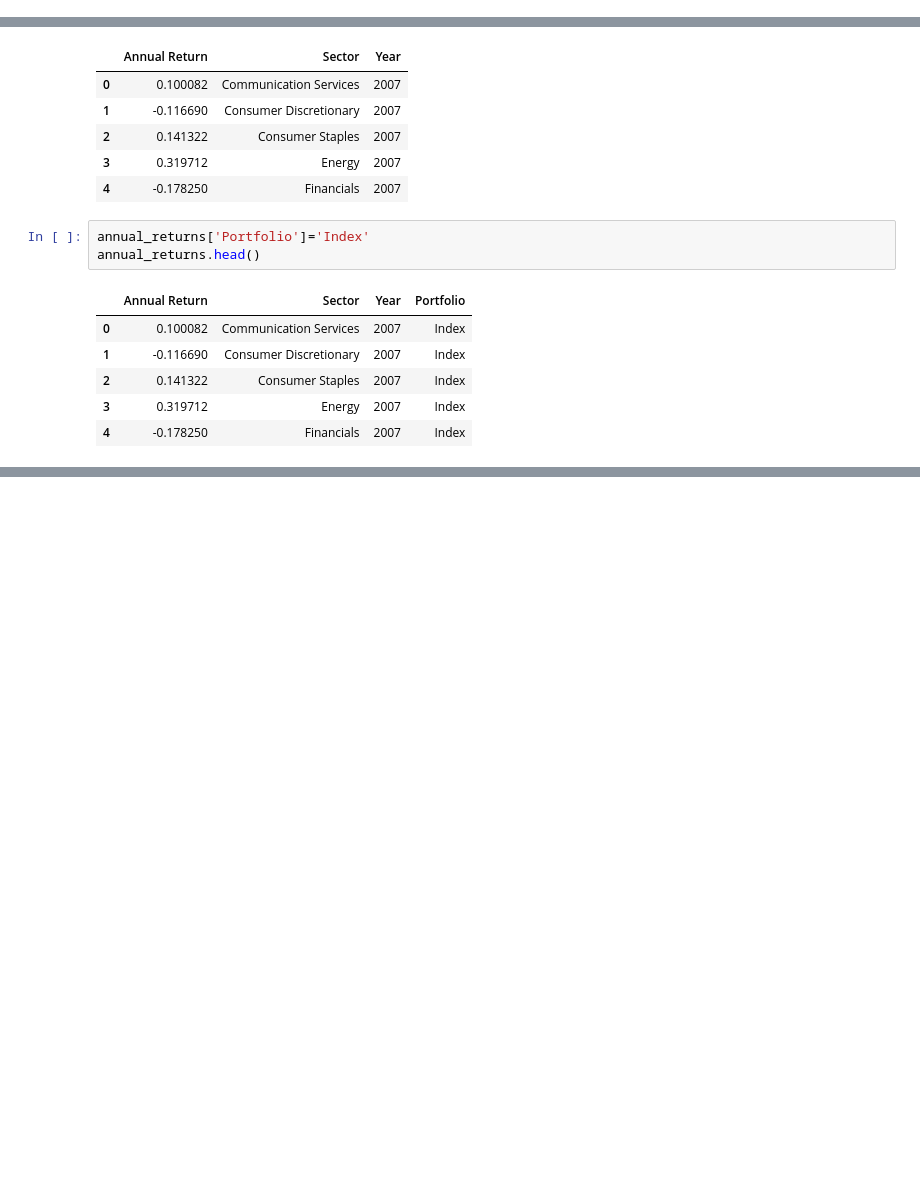
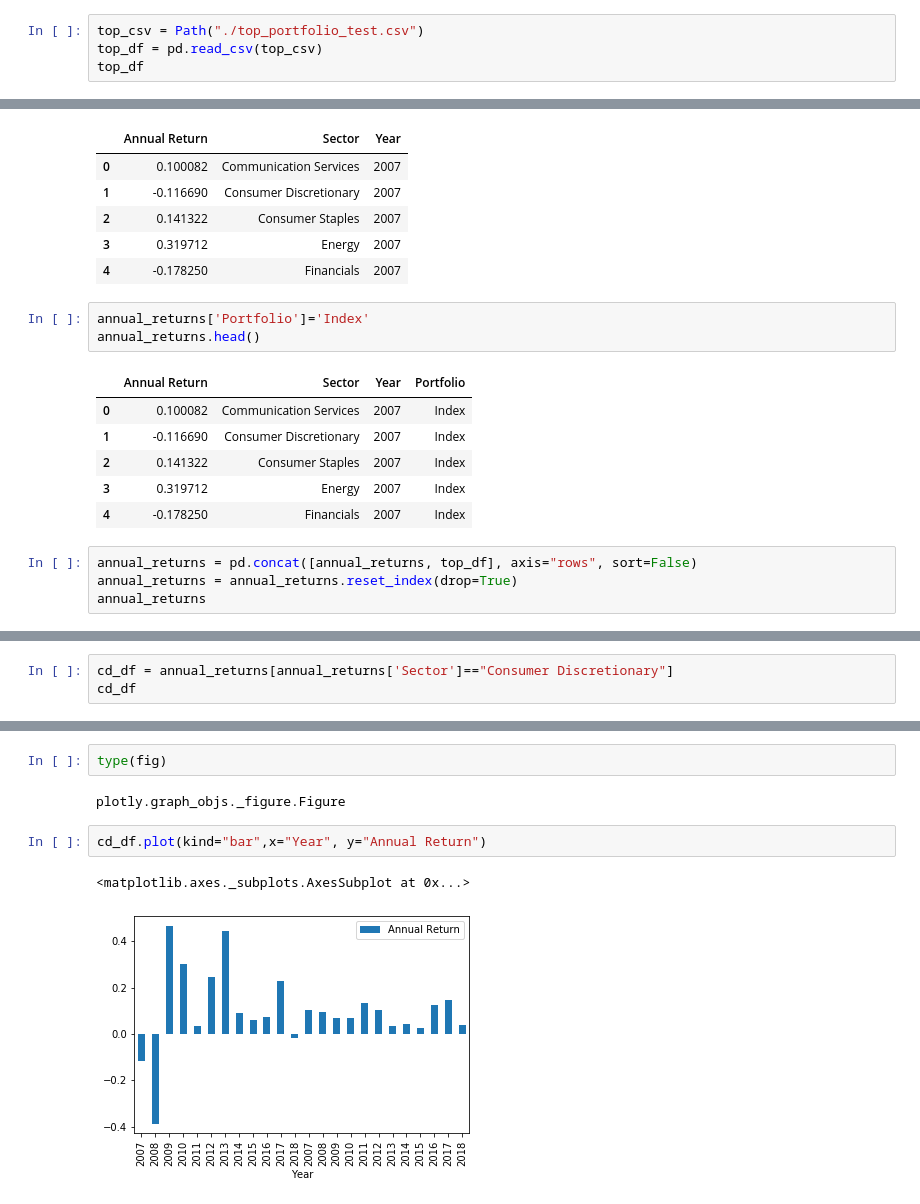
Before and after one commit to willwillis/sector-top-dogs, a Jupyter notebook: notebooks/Mina/visualizations.ipynb, the cells around one changed output, grey strips where cells are left out. Cells and saved outputs as stored; diff of their text form; blank space fills up the shorter version.

Commit message:
visualization test

```diff
--- a/notebooks/Mina/visualizations.ipynb
+++ b/notebooks/Mina/visualizations.ipynb
@@ -21,3 +22,7 @@ annual_returns = pd.DataFrame(columns=['Annual Return','Sector','Year'])
 annual_returns
 # %% [output]
 |  | Annual Return | Sector | Year |
+# %%
+top_csv = Path("./top_portfolio_test.csv")
+top_df = pd.read_csv(top_csv)
+top_df
@@ -66,3 +85,7 @@ annual_returns.head()
 | 2 | 0.141322 | Consumer Staples | 2007 | Index |
 | 3 | 0.319712 | Energy | 2007 | Index |
 | 4 | -0.178250 | Financials | 2007 | Index |
+# %%
+annual_returns = pd.concat([annual_returns, top_df], axis="rows", sort=False)
+annual_returns = annual_returns.reset_index(drop=True)
+annual_returns
@@ -68,0 +111,3 @@ annual_returns.head()
+# %%
+cd_df = annual_returns[annual_returns['Sector']=="Consumer Discretionary"]
+cd_df
@@ -68,0 +137,9 @@ annual_returns.head()
+# %%
+type(fig)
+# %% [output]
+plotly.graph_objs._figure.Figure
+# %%
+cd_df.plot(kind="bar",x="Year", y="Annual Return")
+# %% [output]
+<matplotlib.axes._subplots.AxesSubplot at 0x...>
+[figure, added]
```
Also changed, not shown: parts of 5 cells of this notebook, 1 other file.
